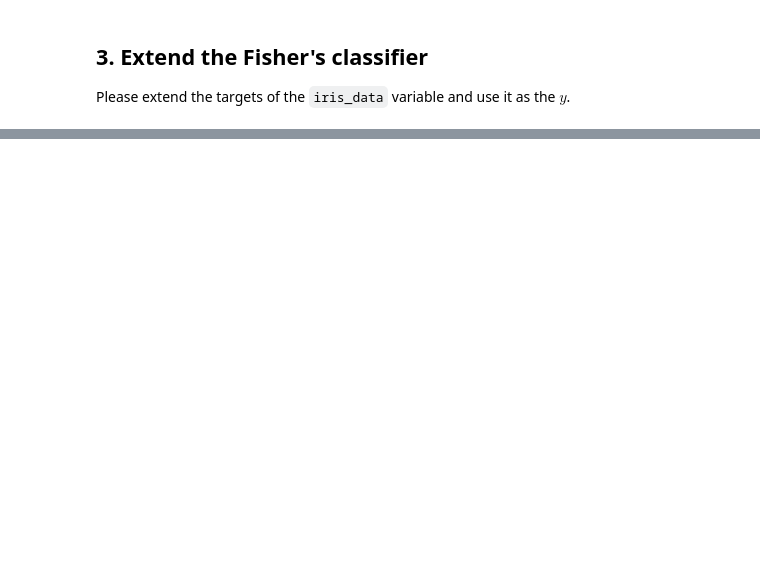
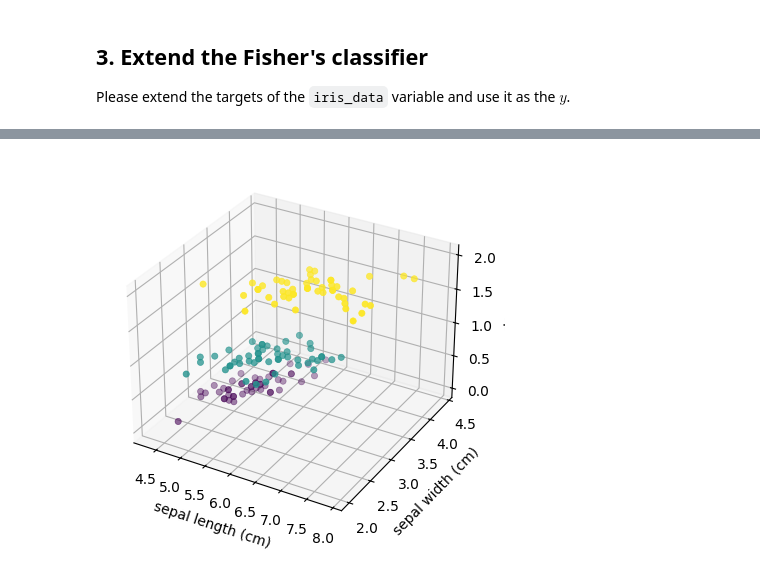
Before and after one commit to DanielBros1/machineLearning, a Jupyter notebook: 01_LinearRegression.ipynb, the cells around one changed output, grey strips where cells are left out. Cells and saved outputs as stored; diff of their text form; code cells hidden in the pictures; blank space fills up the shorter version.

```diff
--- a/01_LinearRegression.ipynb
+++ b/01_LinearRegression.ipynb
@@ -126,0 +147,11 @@ y_pred = a * x + b
+# %%
+# 3d plot
+fig = plt.figure()
+ax = fig.add_subplot(111, projection='3d')
+ax.scatter(x[:,0], x[:,1], y, c=y, cmap='viridis', linewidth=0.5)
+ax.set_xlabel('sepal length (cm)')
+ax.set_ylabel('sepal width (cm)')
+ax.set_zlabel('class')
+plt.show()
+# %% [output]
+[figure, added]
```
Also changed, not shown: parts of 5 cells of this notebook.
